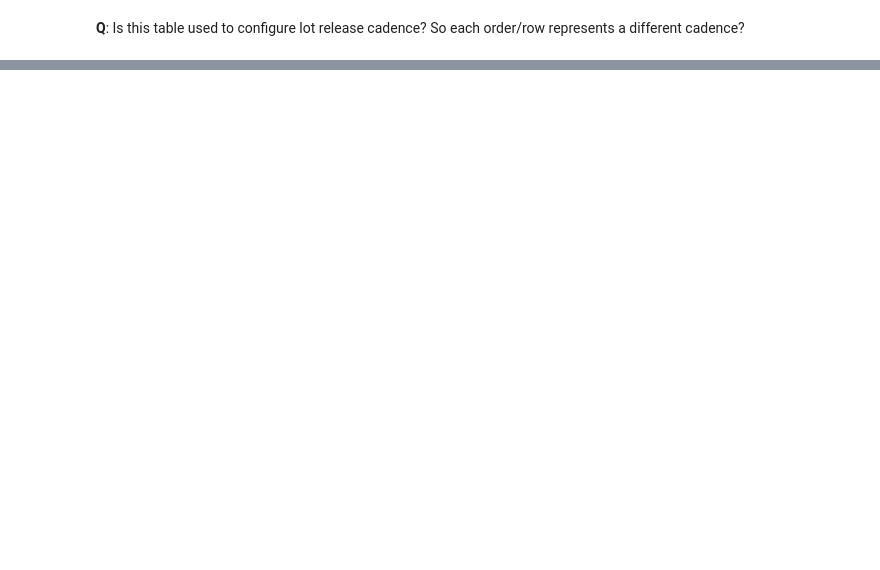
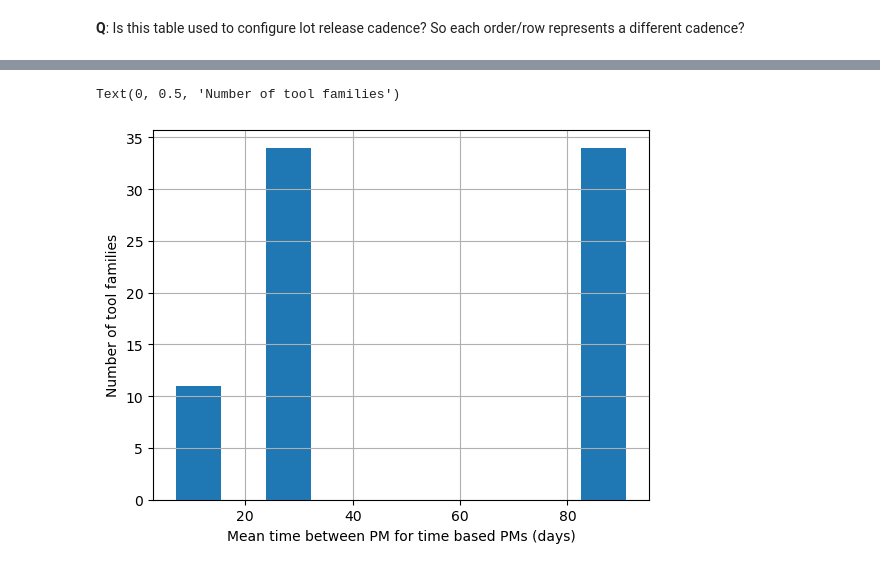
Before and after one commit to kathyxiong/PySCFabSim-release, a Jupyter notebook: explore_smt2020.ipynb, the cells around one changed output, grey strips where cells are left out. Cells and saved outputs as stored; diff of their text form; code cells hidden in the pictures; blank space fills up the shorter version.

```diff
--- a/explore_smt2020.ipynb
+++ b/explore_smt2020.ipynb
@@ -248,0 +437,2 @@ order
+# %%
+pmcal = pd.read_csv("datasets/SMT2020_HVLM/pmcal.txt", sep="\t")
@@ -248,0 +455,7 @@ order
+# %%
+ax = pmcal.loc[pmcal["PMCALTYPE"] == "mtbpm_by_cal", "MTBPM"].hist()
+ax.set_xlabel("Mean time between PM for time based PMs (days)")
+ax.set_ylabel("Number of tool families")
+# %% [output]
+Text(0, 0.5, 'Number of tool families')
+[figure, added]
```
Also changed, not shown: parts of 43 cells of this notebook.
